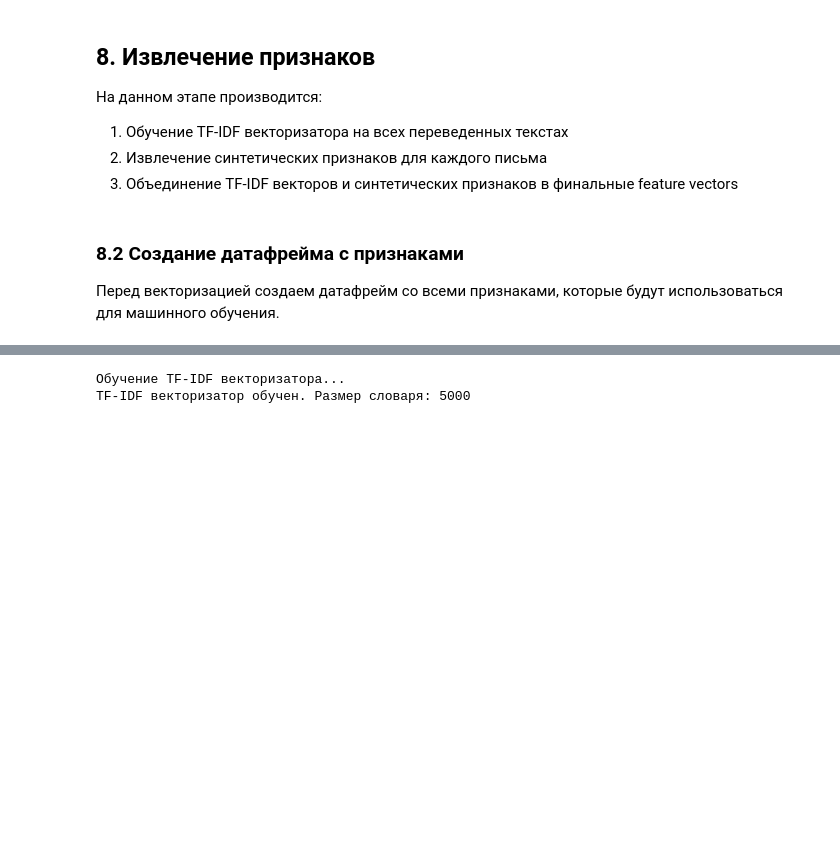
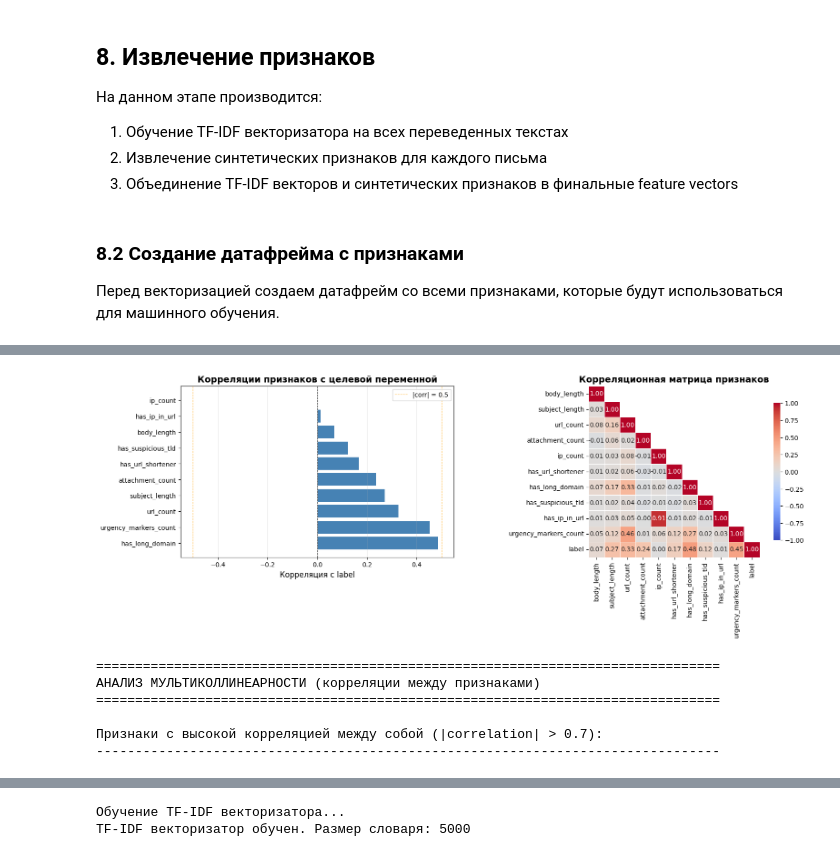
Before and after one commit to avseitsevad/eml-phishing-analyzer, a Jupyter notebook: notebooks/dataset_and_features.ipynb, the cells around one changed output, grey strips where cells are left out. Saved outputs shown, nothing was run; the diff lists cells and outputs as text; code cells hidden in the pictures; blank space fills up the shorter version.

```diff
--- a/notebooks/dataset_and_features.ipynb
+++ b/notebooks/dataset_and_features.ipynb
@@ -441,0 +457,69 @@ print(f"\nАнализ URL/доменов завершен. Обработано
+# %%
+import matplotlib.pyplot as plt
+import seaborn as sns
+from scipy.stats import pointbiserialr
+
+# Настройка визуализации
+plt.style.use('default')
+sns.set_palette("husl")
+
+numeric_features = [
+    'body_length', 'subject_length', 'url_count', 'attachment_count',
+    'ip_count', 'has_url_shortener', 'has_long_domain',
+    'has_suspicious_tld', 'has_ip_in_url', 'urgency_markers_count'
+]
+
+# Вычисляем корреляции с целевой переменной (label)
+correlations = {}
+for feature in numeric_features:
+    if feature in df_features.columns:
+        # Используем point-biserial correlation для корреляции между непрерывной и бинарной переменной
+        corr, p_value = pointbiserialr(df_features[feature], df_features['label'])
+        correlations[feature] = {
+            'correlation': corr,
+            'p_value': p_value,
+            'abs_correlation': abs(corr)
+        }
+
+# Создаем DataFrame с результатами
+corr_df = pd.DataFrame(correlations).T
+corr_df = corr_df.sort_values('abs_correlation', ascending=False)
+
+display(corr_df)
+
+# Визуализация корреляций
+fig, axes = plt.subplots(1, 2, figsize=(16, 6))
+
+# График 1: Барплот корреляций
+ax1 = axes[0]
+colors = ['red' if abs(corr_df.loc[feat, 'correlation']) > 0.5 else 'steelblue'
+          for feat in corr_df.index]
+ax1.barh(corr_df.index, corr_df['correlation'], color=colors)
+ax1.axvline(x=0, color='black', linestyle='--', linewidth=0.8)
+ax1.axvline(x=0.5, color='orange', linestyle='--', linewidth=0.8, alpha=0.7, label='|corr| = 0.5')
+ax1.axvline(x=-0.5, color='orange', linestyle='--', linewidth=0.8, alpha=0.7)
+ax1.set_xlabel('Корреляция с label', fontsize=12)
+ax1.set_title('Корреляции признаков с целевой переменной', fontsize=14, fontweight='bold')
+ax1.legend()
+ax1.grid(axis='x', alpha=0.3)
+
+# График 2: Тепловая карта корреляций между признаками
+ax2 = axes[1]
+feature_matrix = df_features[numeric_features + ['label']]
+correlation_matrix = feature_matrix.corr()
+mask = np.triu(np.ones_like(correlation_matrix, dtype=bool), k=1)
+sns.heatmap(correlation_matrix, annot=True, fmt='.2f', cmap='coolwarm',
+            center=0, vmin=-1, vmax=1, mask=mask, square=True,
+            linewidths=0.5, cbar_kws={"shrink": 0.8}, ax=ax2)
+ax2.set_title('Корреляционная матрица признаков', fontsize=14, fontweight='bold')
+
+plt.tight_layout()
+plt.show()
+
+# Анализ мультиколлинеарности (высокая корреляция между признаками)
+print("\n" + "=" * 80)
+print("АНАЛИЗ МУЛЬТИКОЛЛИНЕАРНОСТИ (корреляции между признаками)")
+print("=" * 80)
+print("\nПризнаки с высокой корреляцией между собой (|correlation| > 0.7):")
+print("-" * 80)
+# %% [output]
@@ -442,3 +537,10 @@ print(f"\nАнализ URL/доменов завершен. Обработано
+[figure, added]
+================================================================================
+АНАЛИЗ МУЛЬТИКОЛЛИНЕАРНОСТИ (корреляции между признаками)
+================================================================================
+
+Признаки с высокой корреляцией между собой (|correlation| > 0.7):
+--------------------------------------------------------------------------------
 # %%
 # Создание датафрейма со всеми признаками перед векторизацией
 print("Создание датафрейма с признаками...")
```
Also changed, not shown: parts of 10 cells of this notebook, 7 other files.
